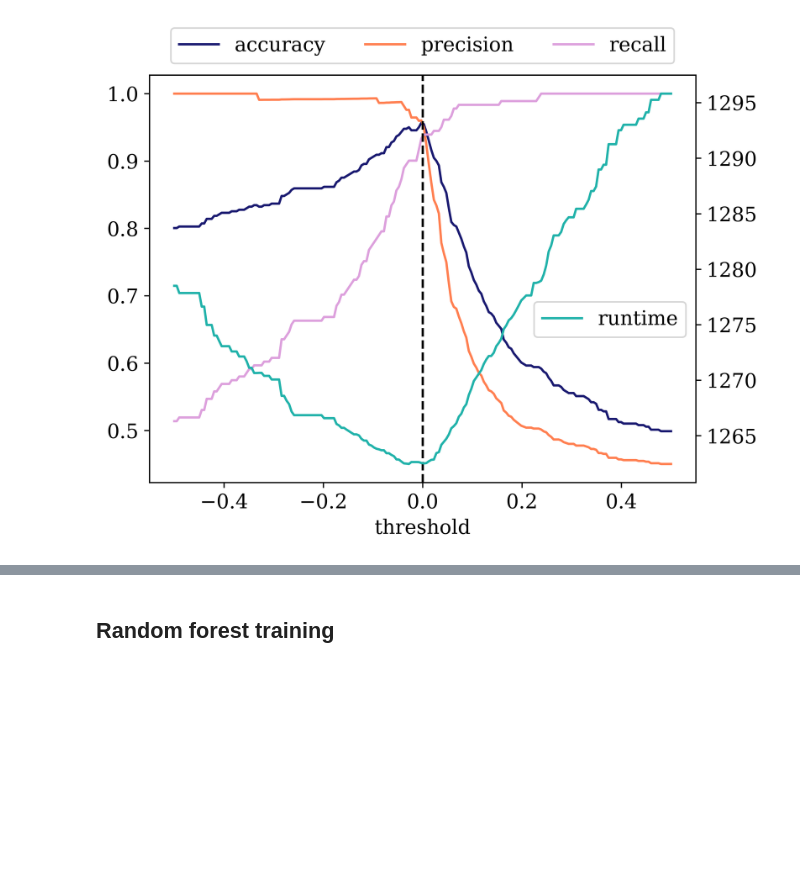
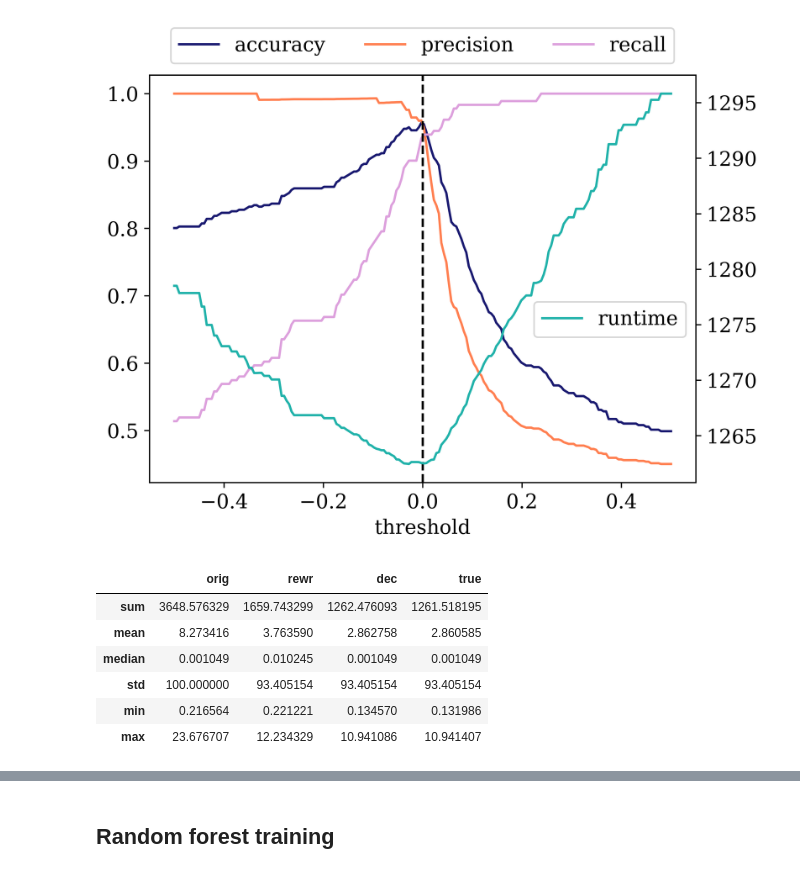
Before and after one commit to dbai-tuw/yannakakis-rewriting, a Jupyter notebook: benchmark_data/benchmark/train_all_models.ipynb, the cells around one changed output, grey strips where cells are left out. Saved outputs shown, nothing was run; the diff lists cells and outputs as text; code cells hidden in the pictures; blank space fills up the shorter version.

```diff
--- a/benchmark_data/benchmark/train_all_models.ipynb
+++ b/benchmark_data/benchmark/train_all_models.ipynb
@@ -657,6 +663,19 @@ plt.show()
 <Figure size 3840x2880 with 0 Axes>
 [figure]
 # %%
-y1_pred_regr.min()
+test_set = df.loc[y1_test.index]
 # %%
-np.linspace(y1_pred_regr.min(), y1_pred_regr.max(), 20)
+y1_pred_0 = (y1_pred_regr <= 0).astype(int)
+test_set["decision"] = y1_pred_0
+# %%
+test_set["ideal runtime"] = np.where(
+    (test_set["orig/rewr(med)"] == "orig"),
+    test_set["orig(med)"],
+    test_set["rewr(med)"]
+)
+# %%
+test_set["decision runtime"] = np.where(
+    (test_set["decision"] == 0),
+    test_set["orig(med)"],
+    test_set["rewr(med)"]
+)
@@ -662,0 +686,56 @@ np.linspace(y1_pred_regr.min(), y1_pred_regr.max(), 20)
+# %%
+def get_summary(test_set):
+    summary_data = {
+    "orig": [
+        test_set["orig(med)"].sum(),
+        test_set["orig(med)"].mean(),
+        test_set["orig(med)"].min(),
+        test_set["orig(med)"].max(),
+        test_set["orig(med)"].median(),
+        test_set["orig(med)"].std()
+    ],
+    "rewr": [
+        test_set["rewr(med)"].sum(),
+        test_set["rewr(med)"].mean(),
+        test_set["rewr(med)"].min(),
+        test_set["rewr(med)"].max(),
+        test_set["rewr(med)"].median(),
+        test_set["rewr(med)"].std()
+    ],
+    "dec": [
+        test_set["decision runtime"].sum(),
+        test_set["decision runtime"].mean(),
+        test_set["decision runtime"].min(),
+        test_set["decision runtime"].max(),
+        test_set["decision runtime"].median(),
+        test_set["decision runtime"].std()
+    ],
+    "true": [
+        test_set["ideal runtime"].sum(),
+        test_set["ideal runtime"].mean(),
+        test_set["ideal runtime"].min(),
+        test_set["ideal runtime"].max(),
+        test_set["ideal runtime"].median(),
+        test_set["ideal runtime"].std()
+    ]
+    }
+    return summary_data
+
+summary_data = get_summary(test_set)
+
+# Create a DataFrame using the summary data
+summary_table = pd.DataFrame(
+    summary_data,
+    index=["sum", "mean","median", "std", "min", "max"]
+)
+
+# Display the table
+summary_table
+# %% [output]
+|  | orig | rewr | dec | true |
+| sum | 3648.576329 | 1659.743299 | 1262.476093 | 1261.518195 |
+| mean | 8.273416 | 3.763590 | 2.862758 | 2.860585 |
+| median | 0.001049 | 0.010245 | 0.001049 | 0.001049 |
+| std | 100.000000 | 93.405154 | 93.405154 | 93.405154 |
+| min | 0.216564 | 0.221221 | 0.134570 | 0.131986 |
+| max | 23.676707 | 12.234329 | 10.941086 | 10.941407 |
```
Also changed, not shown: parts of 15 cells of this notebook.
